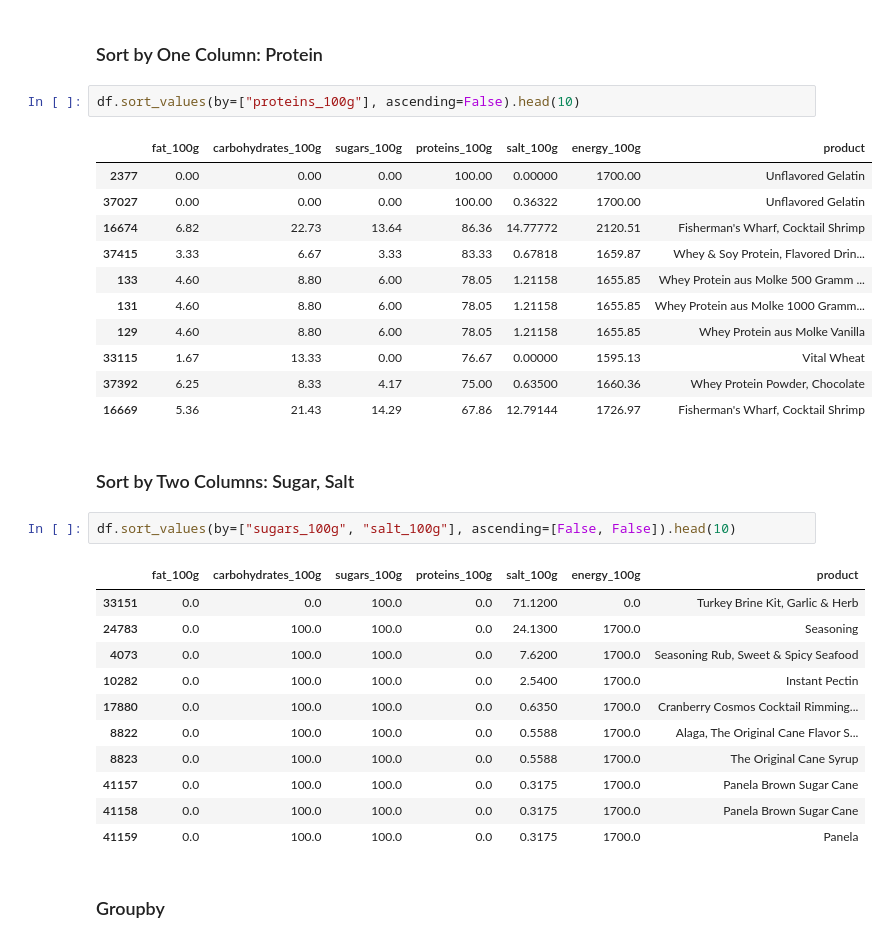
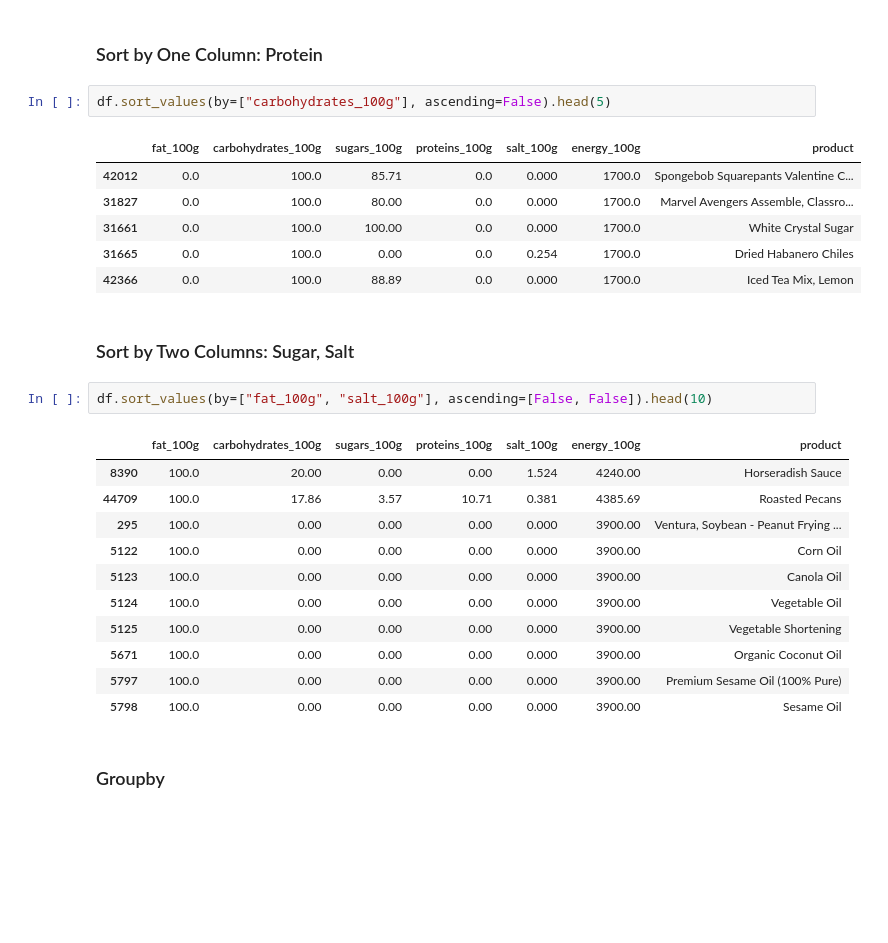
Before and after one commit to paiml/python_for_datascience, a Jupyter notebook: Lesson13_Python_For_Data_Science_Sorting.ipynb, the cells around one changed output. Saved outputs shown, nothing was run; the diff lists cells and outputs as text; blank space fills up the shorter version.

```diff
--- a/Lesson13_Python_For_Data_Science_Sorting.ipynb
+++ b/Lesson13_Python_For_Data_Science_Sorting.ipynb
@@ -271,35 +287,30 @@ sorted(foods, key=lambda food: food.protein)
 # %% [markdown]
 ### Sort by One Column:  Protein
 # %%
-df.sort_values(by=["proteins_100g"], ascending=False).head(10)
+df.sort_values(by=["carbohydrates_100g"], ascending=False).head(5)
 # %% [output]
 |  | fat_100g | carbohydrates_100g | sugars_100g | proteins_100g | salt_100g | energy_100g | product |
-| 2377 | 0.00 | 0.00 | 0.00 | 100.00 | 0.00000 | 1700.00 | Unflavored Gelatin |
-| 37027 | 0.00 | 0.00 | 0.00 | 100.00 | 0.36322 | 1700.00 | Unflavored Gelatin |
-| 16674 | 6.82 | 22.73 | 13.64 | 86.36 | 14.77772 | 2120.51 | Fisherman's Wharf, Cocktail Shrimp |
-| 37415 | 3.33 | 6.67 | 3.33 | 83.33 | 0.67818 | 1659.87 | Whey & Soy Protein, Flavored Drin... |
-| 133 | 4.60 | 8.80 | 6.00 | 78.05 | 1.21158 | 1655.85 | Whey Protein aus Molke 500 Gramm ... |
-| 131 | 4.60 | 8.80 | 6.00 | 78.05 | 1.21158 | 1655.85 | Whey Protein aus Molke 1000 Gramm... |
-| 129 | 4.60 | 8.80 | 6.00 | 78.05 | 1.21158 | 1655.85 | Whey Protein aus Molke Vanilla |
-| 33115 | 1.67 | 13.33 | 0.00 | 76.67 | 0.00000 | 1595.13 | Vital Wheat |
-| 37392 | 6.25 | 8.33 | 4.17 | 75.00 | 0.63500 | 1660.36 | Whey Protein Powder, Chocolate |
-| 16669 | 5.36 | 21.43 | 14.29 | 67.86 | 12.79144 | 1726.97 | Fisherman's Wharf, Cocktail Shrimp |
+| 42012 | 0.0 | 100.0 | 85.71 | 0.0 | 0.000 | 1700.0 | Spongebob Squarepants Valentine C... |
+| 31827 | 0.0 | 100.0 | 80.00 | 0.0 | 0.000 | 1700.0 | Marvel Avengers Assemble, Classro... |
+| 31661 | 0.0 | 100.0 | 100.00 | 0.0 | 0.000 | 1700.0 | White Crystal Sugar |
+| 31665 | 0.0 | 100.0 | 0.00 | 0.0 | 0.254 | 1700.0 | Dried Habanero Chiles |
+| 42366 | 0.0 | 100.0 | 88.89 | 0.0 | 0.000 | 1700.0 | Iced Tea Mix, Lemon |
 # %% [markdown]
 ### Sort by Two Columns:  Sugar, Salt
 # %%
-df.sort_values(by=["sugars_100g", "salt_100g"], ascending=[False, False]).head(10)
+df.sort_values(by=["fat_100g", "salt_100g"], ascending=[False, False]).head(10)
 # %% [output]
 |  | fat_100g | carbohydrates_100g | sugars_100g | proteins_100g | salt_100g | energy_100g | product |
-| 33151 | 0.0 | 0.0 | 100.0 | 0.0 | 71.1200 | 0.0 | Turkey Brine Kit, Garlic & Herb |
-| 24783 | 0.0 | 100.0 | 100.0 | 0.0 | 24.1300 | 1700.0 | Seasoning |
-| 4073 | 0.0 | 100.0 | 100.0 | 0.0 | 7.6200 | 1700.0 | Seasoning Rub, Sweet & Spicy Seafood |
-| 10282 | 0.0 | 100.0 | 100.0 | 0.0 | 2.5400 | 1700.0 | Instant Pectin |
-| 17880 | 0.0 | 100.0 | 100.0 | 0.0 | 0.6350 | 1700.0 | Cranberry Cosmos Cocktail Rimming... |
-| 8822 | 0.0 | 100.0 | 100.0 | 0.0 | 0.5588 | 1700.0 | Alaga, The Original Cane Flavor S... |
-| 8823 | 0.0 | 100.0 | 100.0 | 0.0 | 0.5588 | 1700.0 | The Original Cane Syrup |
-| 41157 | 0.0 | 100.0 | 100.0 | 0.0 | 0.3175 | 1700.0 | Panela Brown Sugar Cane |
-| 41158 | 0.0 | 100.0 | 100.0 | 0.0 | 0.3175 | 1700.0 | Panela Brown Sugar Cane |
-| 41159 | 0.0 | 100.0 | 100.0 | 0.0 | 0.3175 | 1700.0 | Panela |
+| 8390 | 100.0 | 20.00 | 0.00 | 0.00 | 1.524 | 4240.00 | Horseradish Sauce |
+| 44709 | 100.0 | 17.86 | 3.57 | 10.71 | 0.381 | 4385.69 | Roasted Pecans |
+| 295 | 100.0 | 0.00 | 0.00 | 0.00 | 0.000 | 3900.00 | Ventura, Soybean - Peanut Frying ... |
+| 5122 | 100.0 | 0.00 | 0.00 | 0.00 | 0.000 | 3900.00 | Corn Oil |
+| 5123 | 100.0 | 0.00 | 0.00 | 0.00 | 0.000 | 3900.00 | Canola Oil |
+| 5124 | 100.0 | 0.00 | 0.00 | 0.00 | 0.000 | 3900.00 | Vegetable Oil |
+| 5125 | 100.0 | 0.00 | 0.00 | 0.00 | 0.000 | 3900.00 | Vegetable Shortening |
+| 5671 | 100.0 | 0.00 | 0.00 | 0.00 | 0.000 | 3900.00 | Organic Coconut Oil |
+| 5797 | 100.0 | 0.00 | 0.00 | 0.00 | 0.000 | 3900.00 | Premium Sesame Oil (100% Pure) |
+| 5798 | 100.0 | 0.00 | 0.00 | 0.00 | 0.000 | 3900.00 | Sesame Oil |
 # %% [markdown]
 ### Groupby
 # %%
```
Also changed, not shown: parts of 10 cells of this notebook.
